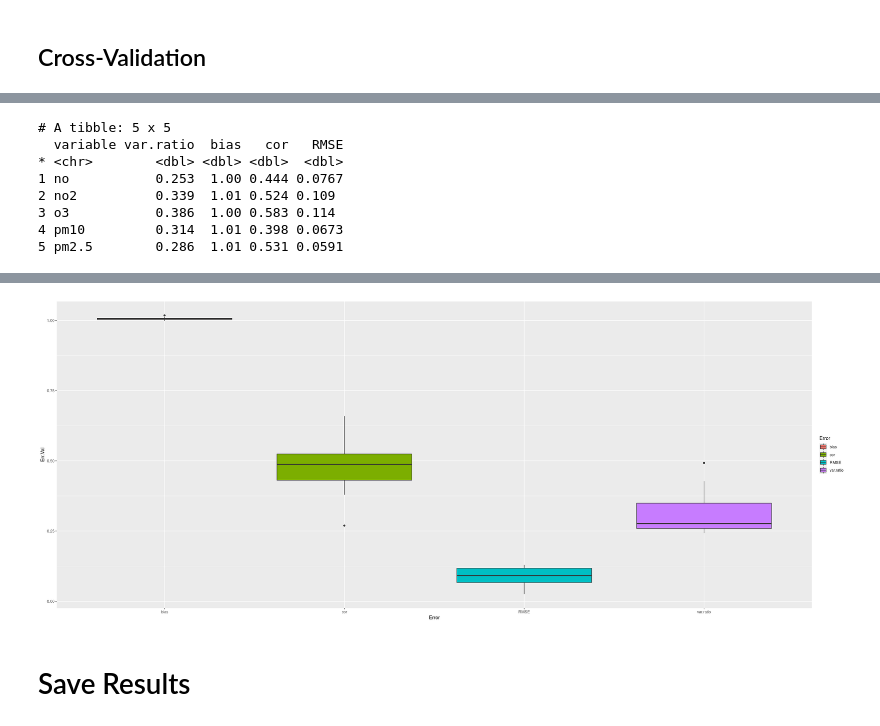
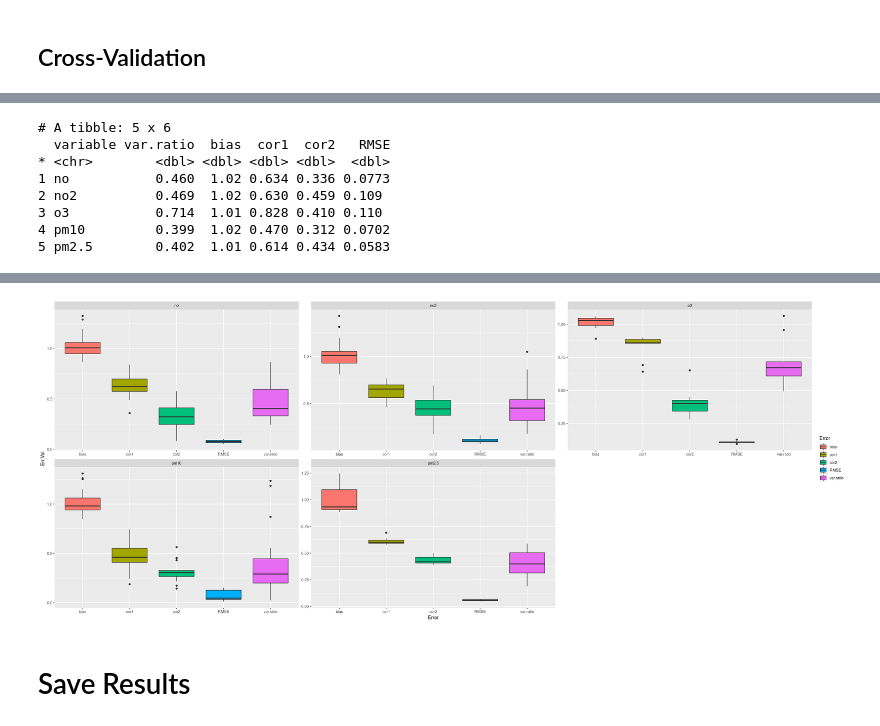
Before and after one commit to Jaimedgp/AirQualityCOVID, a Jupyter notebook: notebooks/Analysis/RandomForest/Cross-Validation.ipynb, the cells around one changed output, grey strips where cells are left out. Cells and saved outputs as stored; diff of their text form; code cells hidden in the pictures.

```diff
--- a/notebooks/Analysis/RandomForest/Cross-Validation.ipynb
+++ b/notebooks/Analysis/RandomForest/Cross-Validation.ipynb
@@ -141,23 +151,17 @@ for (st in sites.lv) {
     data.st <- data.df[data.df$site == st,]
 
     for (pll in levels(as.factor(data.st$variable))) {
-        dat <- data.st[data.st$variable == pll, ]
-
-        if (sum(!is.na(dat$date)) > (365*2)) {
-            # if there is enough data (more than 2 years), deseasonalized
-            dat <- cbind(dat[, no.num.cl],
-                         apply(dat[, -no.num.cl], 2, deseason))
-        }
-
-        ds.dat <- range.df(dat, no.num.cl)
+        dats <- data.st %>%
+                filter(variable == pll) %>%
+                range.df(no.num.cl)
 
         cv.row <- do.call(rbind, lapply(years, leave.one.year.out,
-                                        ds.dat, no.num.cl))
+                                        dats, no.num.cl))
 
         cv.df <- rbind(cv.df,
-                       cbind(data.frame("variable"=pll,
-                                        "site"=st),
-                             rbind(colMeans(cv.row, na.rm=T)))
+                       cbind(data.frame("variable"=rep(pll, nrow(cv.row)),
+                                        "site"=rep(st, nrow(cv.row))),
+                             cv.row)
                        )
     }
 }
@@ -184,26 +168,27 @@ A data.frame: 14 × 6
 # %%
 mean.cv.df <- cv.df %>%
                 group_by(variable) %>%
-                summarise(var.ratio=mean(var.ratio),
-                          bias=mean(bias),
-                          cor=mean(cor),
-                          RMSE=mean(RMSE)
+                summarise(var.ratio=mean(var.ratio, na.rm=T),
+                          bias=mean(bias, na.rm=T),
+                          cor1=mean(cor1, na.rm=T),
+                          cor2=mean(cor2, na.rm=T),
+                          RMSE=mean(RMSE, na.rm=T)
                          ) %>%
                 print()
 # %% [output]
-# A tibble: 5 x 5
-  variable var.ratio  bias   cor   RMSE
-* <chr>        <dbl> <dbl> <dbl>  <dbl>
-1 no           0.253  1.00 0.444 0.0767
-2 no2          0.339  1.01 0.524 0.109
-3 o3           0.386  1.00 0.583 0.114
-4 pm10         0.314  1.01 0.398 0.0673
-5 pm2.5        0.286  1.01 0.531 0.0591
+# A tibble: 5 x 6
+  variable var.ratio  bias  cor1  cor2   RMSE
+* <chr>        <dbl> <dbl> <dbl> <dbl>  <dbl>
+1 no           0.460  1.02 0.634 0.336 0.0773
+2 no2          0.469  1.02 0.630 0.459 0.109
+3 o3           0.714  1.01 0.828 0.410 0.110
+4 pm10         0.399  1.02 0.470 0.312 0.0702
+5 pm2.5        0.402  1.01 0.614 0.434 0.0583
 # %%
 pivot.cv.df <- cv.df %>%
         pivot_longer(cols = c(3:ncol(cv.df)),
                      names_to = "Error", values_to = "Err.Val")
 
 ggplot(data=pivot.cv.df, aes(x=Error, y=Err.Val, fill=Error)) +
-        geom_boxplot()
+        geom_boxplot() + facet_wrap(~variable, scale="free")
 # %% [output]
@@ -210,4 +197,4 @@ ggplot(data=pivot.cv.df, aes(x=Error, y=Err.Val, fill=Error)) +
-[figure, old version]
+[figure, new version]
 # %% [markdown]
 # Save Results
 # %%
```
Also changed, not shown: parts of 4 cells of this notebook, 31 other files.
